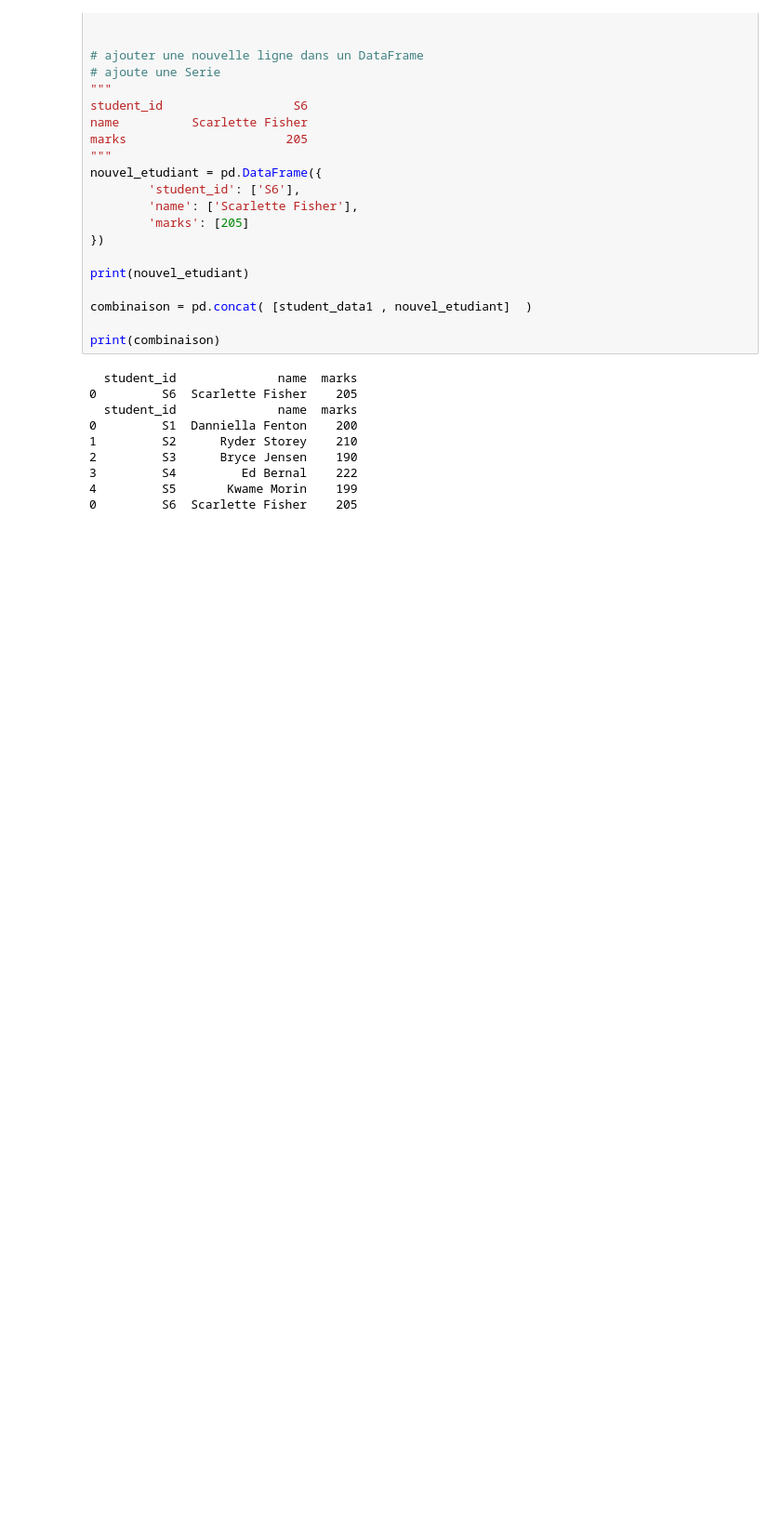
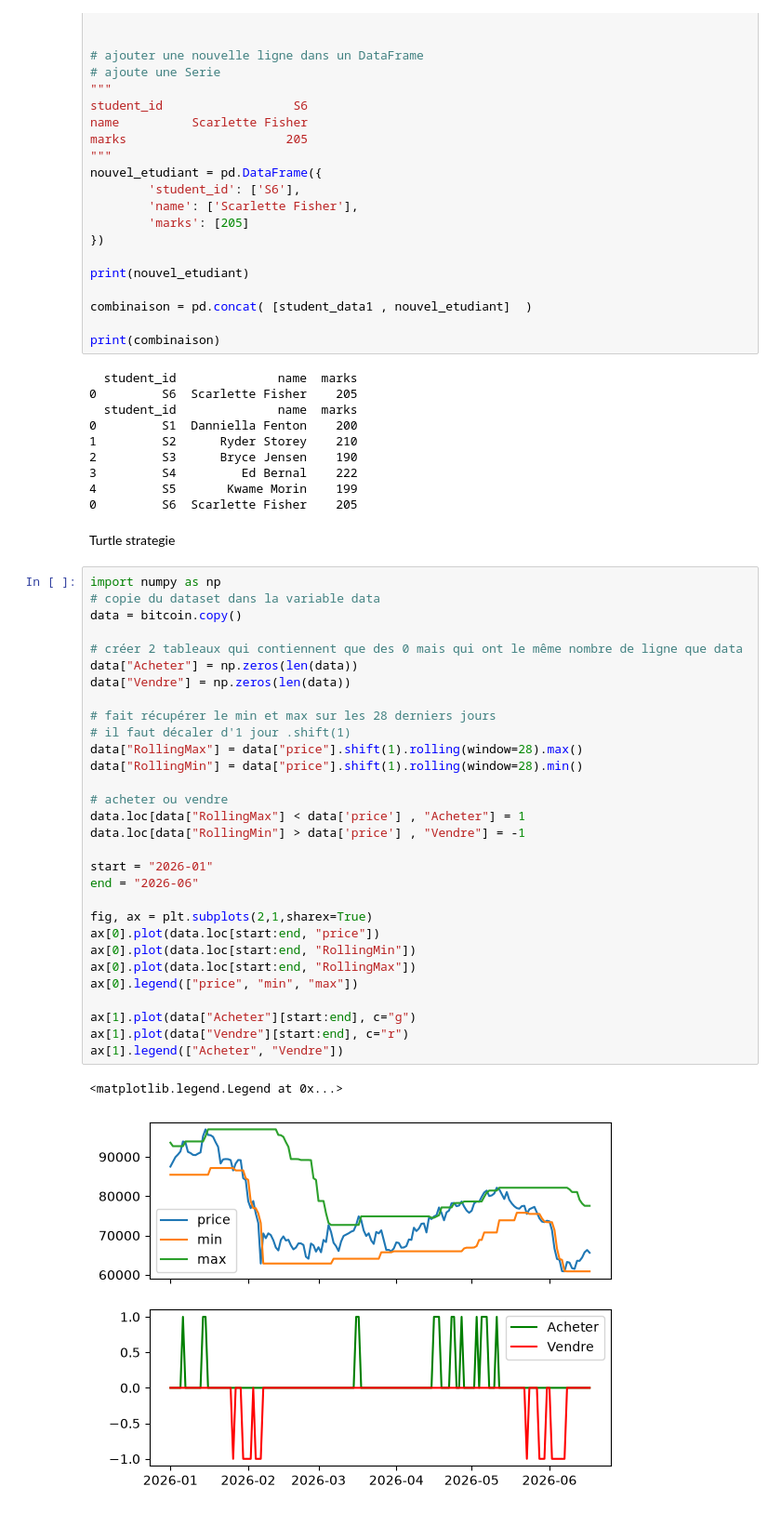
Before and after one commit to webdevproformation/m2-iot-juin2026, a Jupyter notebook: jour04/01-temporel.ipynb, the cells around one changed output. Shown at 93% size. Drawn from its saved outputs; the diff is of its cells as text; blank space fills up the shorter version.

```diff
--- a/jour04/01-temporel.ipynb
+++ b/jour04/01-temporel.ipynb
@@ -289,3 +289,38 @@ print(combinaison)
 3         S4         Ed Bernal    222
 4         S5       Kwame Morin    199
 0         S6  Scarlette Fisher    205
+# %% [markdown]
+Turtle strategie
+# %%
+import numpy as np
+# copie du dataset dans la variable data
+data = bitcoin.copy()
+
+# créer 2 tableaux qui contiennent que des 0 mais qui ont le même nombre de ligne que data
+data["Acheter"] = np.zeros(len(data))
+data["Vendre"] = np.zeros(len(data))
+
+# fait récupérer le min et max sur les 28 derniers jours
+# il faut décaler d'1 jour .shift(1)
+data["RollingMax"] = data["price"].shift(1).rolling(window=28).max()
+data["RollingMin"] = data["price"].shift(1).rolling(window=28).min()
+
+# acheter ou vendre
+data.loc[data["RollingMax"] < data['price'] , "Acheter"] = 1
+data.loc[data["RollingMin"] > data['price'] , "Vendre"] = -1
+
+start = "2026-01"
+end = "2026-06"
+
+fig, ax = plt.subplots(2,1,sharex=True)
+ax[0].plot(data.loc[start:end, "price"])
+ax[0].plot(data.loc[start:end, "RollingMin"])
+ax[0].plot(data.loc[start:end, "RollingMax"])
+ax[0].legend(["price", "min", "max"])
+
+ax[1].plot(data["Acheter"][start:end], c="g")
+ax[1].plot(data["Vendre"][start:end], c="r")
+ax[1].legend(["Acheter", "Vendre"])
+# %% [output]
+<matplotlib.legend.Legend at 0x...>
+[figure, added]
```
